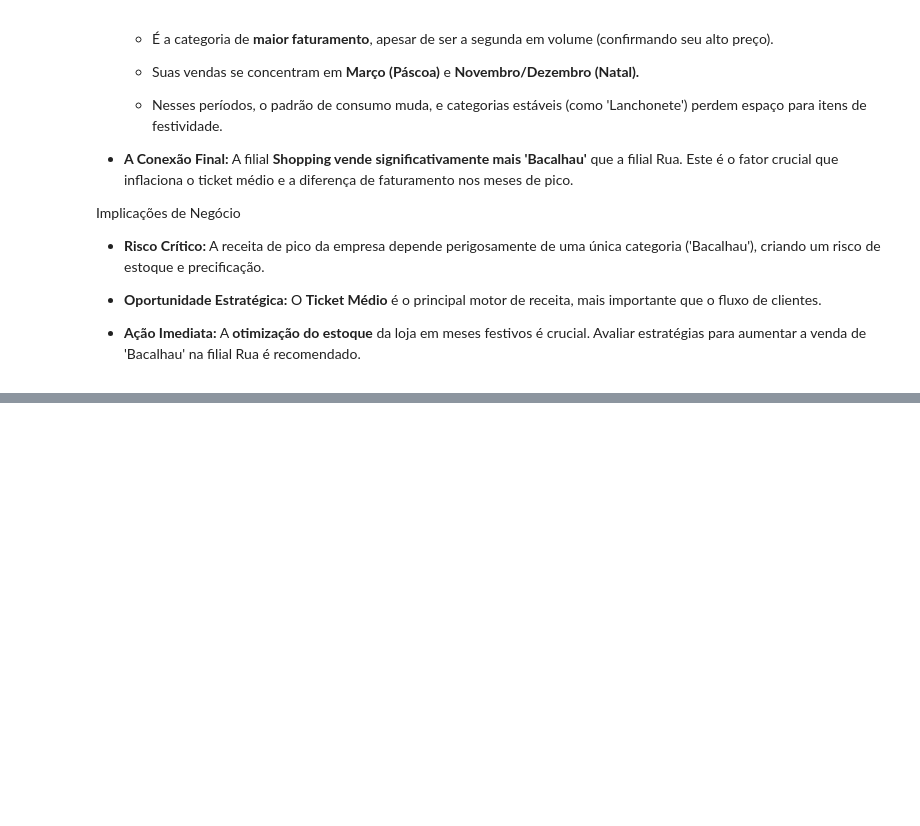
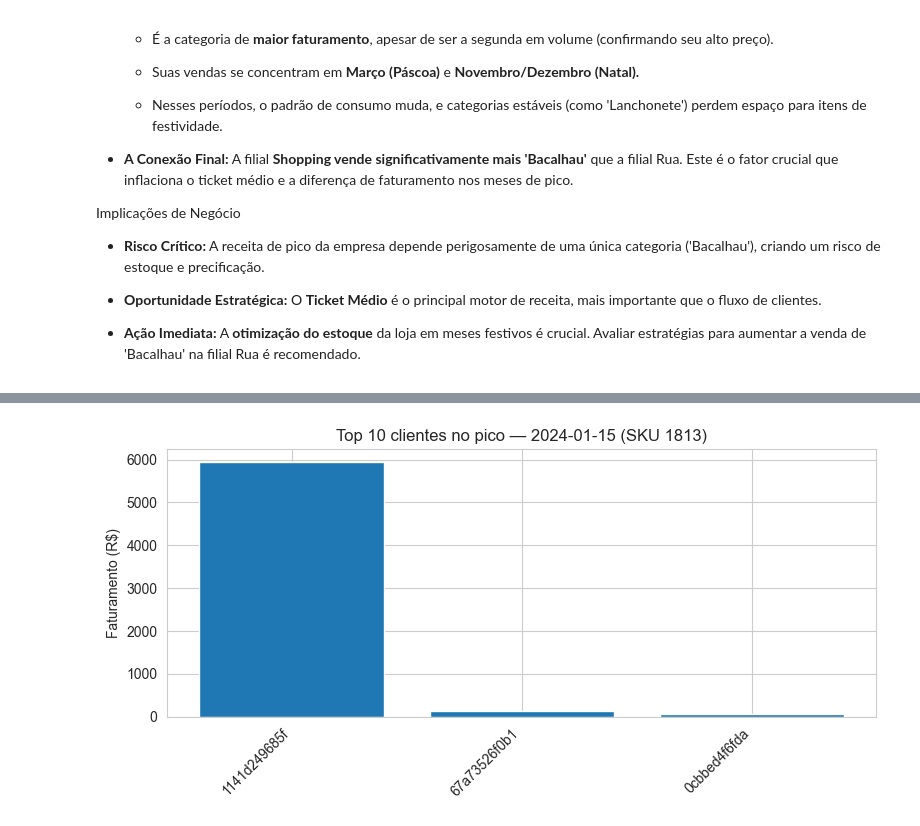
Before and after one commit to felipefsleal/Grupo6-ProjetoFinal, a Jupyter notebook: notebooks/01_eda.ipynb, the cells around one changed output, grey strips where cells are left out. Cells and saved outputs as stored; diff of their text form; code cells hidden in the pictures; blank space fills up the shorter version.

```diff
--- a/notebooks/01_eda.ipynb
+++ b/notebooks/01_eda.ipynb
@@ -523,3 +523,83 @@ Implicações de Negócio
 * **Oportunidade Estratégica:** O **Ticket Médio** é o principal motor de receita, mais importante que o fluxo de clientes.
 
 * **Ação Imediata:** A **otimização do estoque** da loja em meses festivos é crucial. Avaliar estratégias para aumentar a venda de 'Bacalhau' na filial Rua é recomendado.
+# %%
+# --- Deep dive de JAN/2024 para o SKU 1813 com concentração por cliente (CLI_CPF) ---
+
+import pandas as pd
+import numpy as np
+import matplotlib.pyplot as plt
+
+# ===== 1) Carregar vendas =====
+vendas = pd.read_csv(r'C:\Users\felip\OneDrive\Documentos\GitHub\Grupo6-ProjetoFinal\data\raw\vendas.csv', encoding='utf-8')  # ajuste encoding se necessário
+vendas['DATA_ATEND'] = pd.to_datetime(vendas['DATA_ATEND'])
+vendas['SKU'] = pd.to_numeric(vendas['SKU'], errors='coerce').astype('Int64')
+vendas['FATUR_VENDA'] = pd.to_numeric(vendas['FATUR_VENDA'], errors='coerce').fillna(0.0)
+
+# Normaliza identificador de cliente
+vendas['CLI_CPF'] = vendas['CLI_CPF'].astype(str).str.strip().replace({'': 'SEM_CPF', 'nan': 'SEM_CPF', 'None':'SEM_CPF'})
+
+# ===== 2) Foco: SKU 1813 em JAN/2024 =====
+sku_alvo = 1813
+mask_jan = (vendas['DATA_ATEND'].dt.year == 2024) & (vendas['DATA_ATEND'].dt.month == 1)
+df_jan = vendas.loc[mask_jan & (vendas['SKU'] == sku_alvo)].copy()
+
+if df_jan.empty:
+    raise ValueError("Sem dados do SKU 1813 em JAN/2024 no arquivo vendas.csv.")
+
+# Série diária para contexto + dia de pico
+daily = (df_jan.groupby(df_jan['DATA_ATEND'].dt.date)['FATUR_VENDA']
+         .sum().rename('fatur').reset_index().rename(columns={'DATA_ATEND':'data'}))
+peak_idx = daily['fatur'].idxmax()
+peak_day = pd.to_datetime(daily.loc[peak_idx, 'data'])
+peak_val = float(daily.loc[peak_idx, 'fatur'])
+
+print(f"[Contexto] JAN/2024 — dias com venda do SKU 1813: {len(daily)} | "
+      f"Dia de pico: {peak_day.date()} (R$ {peak_val:,.2f})")
+
+# ===== 3) Concentração no dia de pico (por cliente) =====
+df_peak = df_jan.loc[df_jan['DATA_ATEND'].dt.date == peak_day.date()].copy()
+by_client = (df_peak.groupby('CLI_CPF')['FATUR_VENDA']
+             .sum().sort_values(ascending=False).rename('fatur_cli').reset_index())
+total_peak = by_client['fatur_cli'].sum()
+by_client['share'] = by_client['fatur_cli'] / total_peak
+
+# Métricas de concentração
+top1_share = by_client['share'].iloc[0] if not by_client.empty else 0.0
+top5_share = by_client['share'].head(5).sum()
+hhi = (by_client['share']**2).sum()                              # Herfindahl-Hirschman (0–1)
+gini = (2 * (np.arange(1, len(by_client)+1) * by_client['fatur_cli'].values).sum()
+        / (len(by_client) * by_client['fatur_cli'].sum()) - (len(by_client)+1)/len(by_client)) if len(by_client) > 0 else 0
+
+print("\n[Concentração no dia de pico — por cliente (CLI_CPF)]")
+print(f"- Clientes distintos no dia: {by_client.shape[0]}")
+print(f"- Top-1 share: {top1_share*100:,.2f}%")
+print(f"- Top-5 share: {top5_share*100:,.2f}%")
+print(f"- HHI: {hhi:,.3f}  (≈0 competitivo, →1 concentrado)")
+print(f"- Gini: {gini:,.3f} (0 = uniforme, 1 = concentrado)")
+
+# (Opcional) Top 10 clientes do pico — gráfico
+topn = by_client.head(10).copy()
+plt.figure(figsize=(8,4))
+plt.bar(topn['CLI_CPF'].astype(str), topn['fatur_cli'])
+plt.title(f"Top 10 clientes no pico — {peak_day.date()} (SKU 1813)")
+plt.ylabel("Faturamento (R$)")
+plt.xticks(rotation=45, ha='right')
+plt.tight_layout()
+plt.show()
+
+# ===== 4) Resumo do mês (cliente) =====
+by_client_month = (df_jan.groupby('CLI_CPF')
+                   .agg(fatur_mes=('FATUR_VENDA','sum'),
+                        dias_compra=('DATA_ATEND', lambda s: s.dt.date.nunique()))
+                   .reset_index()
+                  )
+clientes_unicos = by_client_month.shape[0]
+ticket_medio_cli = by_client_month['fatur_mes'].mean() if clientes_unicos>0 else 0.0
+perc_recorrentes = (by_client_month['dias_compra'].ge(2).mean()*100) if clientes_unicos>0 else 0.0
+
+print("\n[Resumo de JAN/2024 — por cliente]")
+print(f"- Clientes únicos no mês: {clientes_unicos}")
+print(f"- Tíquete médio por cliente (no mês): R$ {ticket_medio_cli:,.2f}")
+print(f"- % clientes recorrentes (≥2 dias no mês): {perc_recorrentes:,.2f}%")
+# %% [output]
@@ -525,0 +614 @@ Implicações de Negócio
+[figure, added]
```
Also changed, not shown: parts of 2 cells of this notebook, 9 other files.
